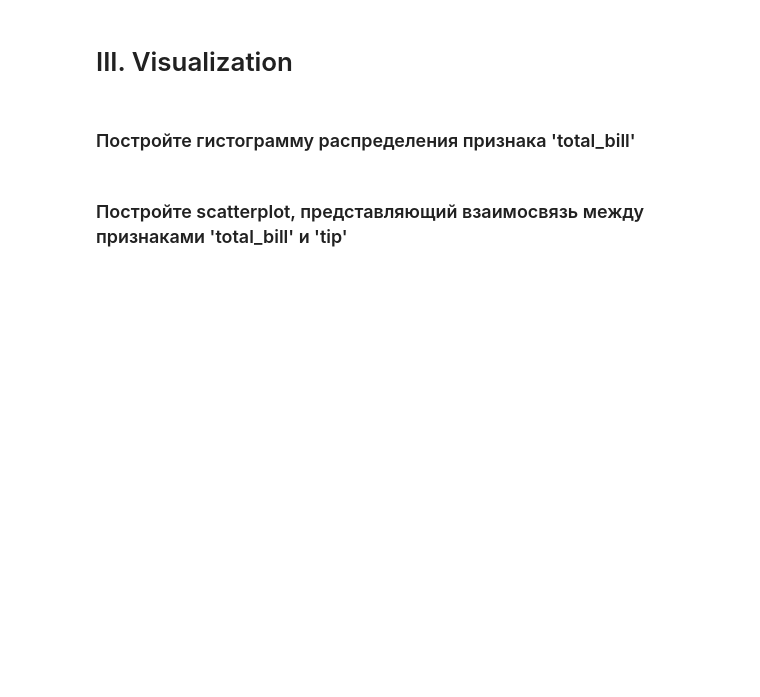
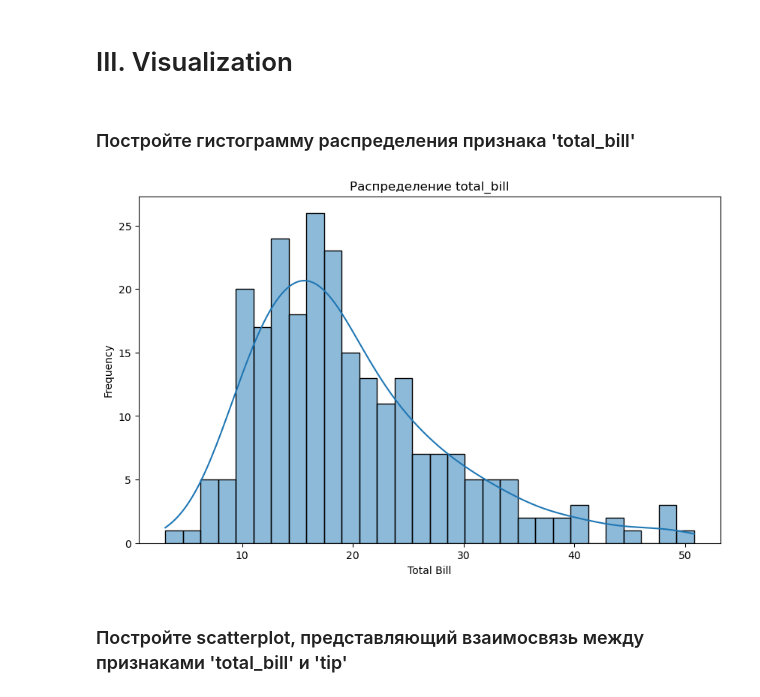
Before and after one commit to sashamelentyev/ml-basic-hw, a Jupyter notebook: hw-3/Analyze and Visualize.ipynb, the cells around one changed output. Saved outputs shown, nothing was run; the diff lists cells and outputs as text; code cells hidden in the pictures; blank space fills up the shorter version.

```diff
--- a/hw-3/Analyze and Visualize.ipynb
+++ b/hw-3/Analyze and Visualize.ipynb
@@ -118,8 +143,21 @@ num_smokers = tips['smoker'].value_counts().get('Yes', 0)
 # %% [markdown]
 ### Преобразуйте признак 'smoker' в бинарный (0-No, 1-Yes)
+# %%
+# Преобразование признака 'smoker' в бинарный формат.
+tips['smoker_binary'] = tips['smoker'].map({'No': 0, 'Yes': 1})
 # %% [markdown]
 # III. Visualization
 # %% [markdown]
 ### Постройте гистограмму распределения признака 'total_bill'
+# %%
+# Построение гистограммы распределения признака 'total_bill'
+plt.figure(figsize=(10, 6))
+sns.histplot(tips['total_bill'], bins=30, kde=True)
+plt.title('Распределение total_bill')
+plt.xlabel('Total Bill')
+plt.ylabel('Frequency')
+plt.show()
+# %% [output]
+[figure, added]
 # %% [markdown]
 ### Постройте scatterplot, представляющий взаимосвязь между признаками 'total_bill' и 'tip'
```
Also changed, not shown: parts of 9 cells of this notebook.
